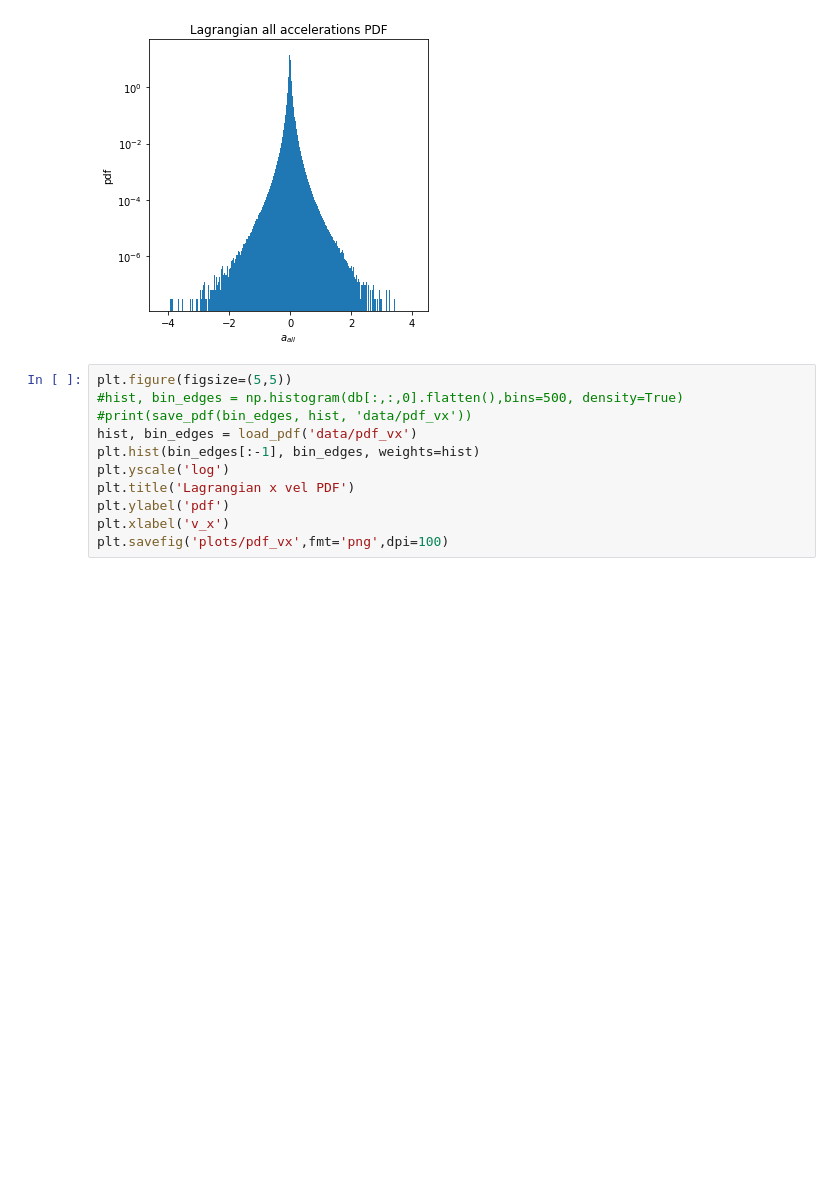
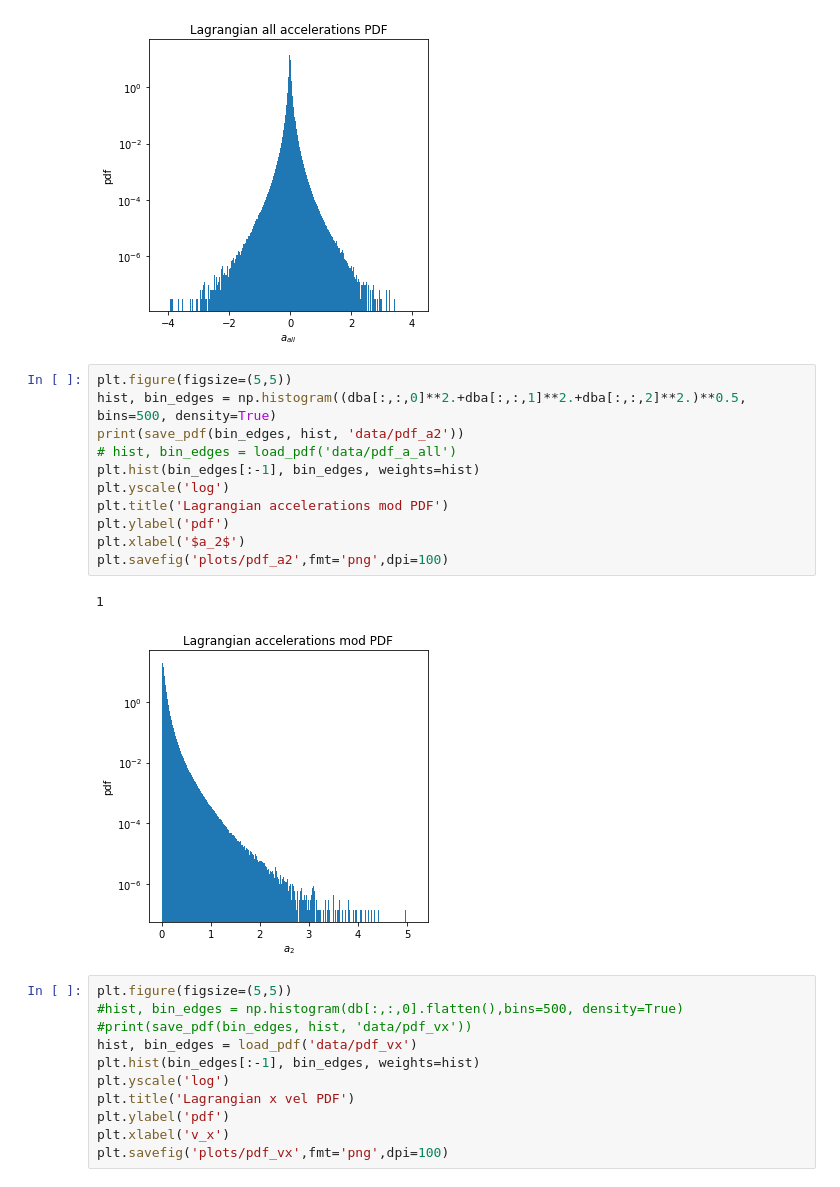
Before and after one commit to scarpma/lagrangian, a Jupyter notebook: pdf_plot.ipynb, the cells around one changed output. Saved outputs shown, nothing was run; the diff lists cells and outputs as text; blank space fills up the shorter version.

```diff
--- a/pdf_plot.ipynb
+++ b/pdf_plot.ipynb
@@ -77,6 +87,20 @@ plt.xlabel('$a_{all}$')
 plt.savefig('plots/pdf_a_all',fmt='png',dpi=100)
 # %% [output]
 [figure]
+# %%
+plt.figure(figsize=(5,5))
+hist, bin_edges = np.histogram((dba[:,:,0]**2.+dba[:,:,1]**2.+dba[:,:,2]**2.)**0.5, bins=500, density=True)
+print(save_pdf(bin_edges, hist, 'data/pdf_a2'))
+# hist, bin_edges = load_pdf('data/pdf_a_all')
+plt.hist(bin_edges[:-1], bin_edges, weights=hist)
+plt.yscale('log')
+plt.title('Lagrangian accelerations mod PDF')
+plt.ylabel('pdf')
+plt.xlabel('$a_2$')
+plt.savefig('plots/pdf_a2',fmt='png',dpi=100)
+# %% [output]
+1
+[figure, added]
 # %%
 plt.figure(figsize=(5,5))
 #hist, bin_edges = np.histogram(db[:,:,0].flatten(),bins=500, density=True)
```
Also changed, not shown: parts of 4 cells of this notebook, 17 other files.
